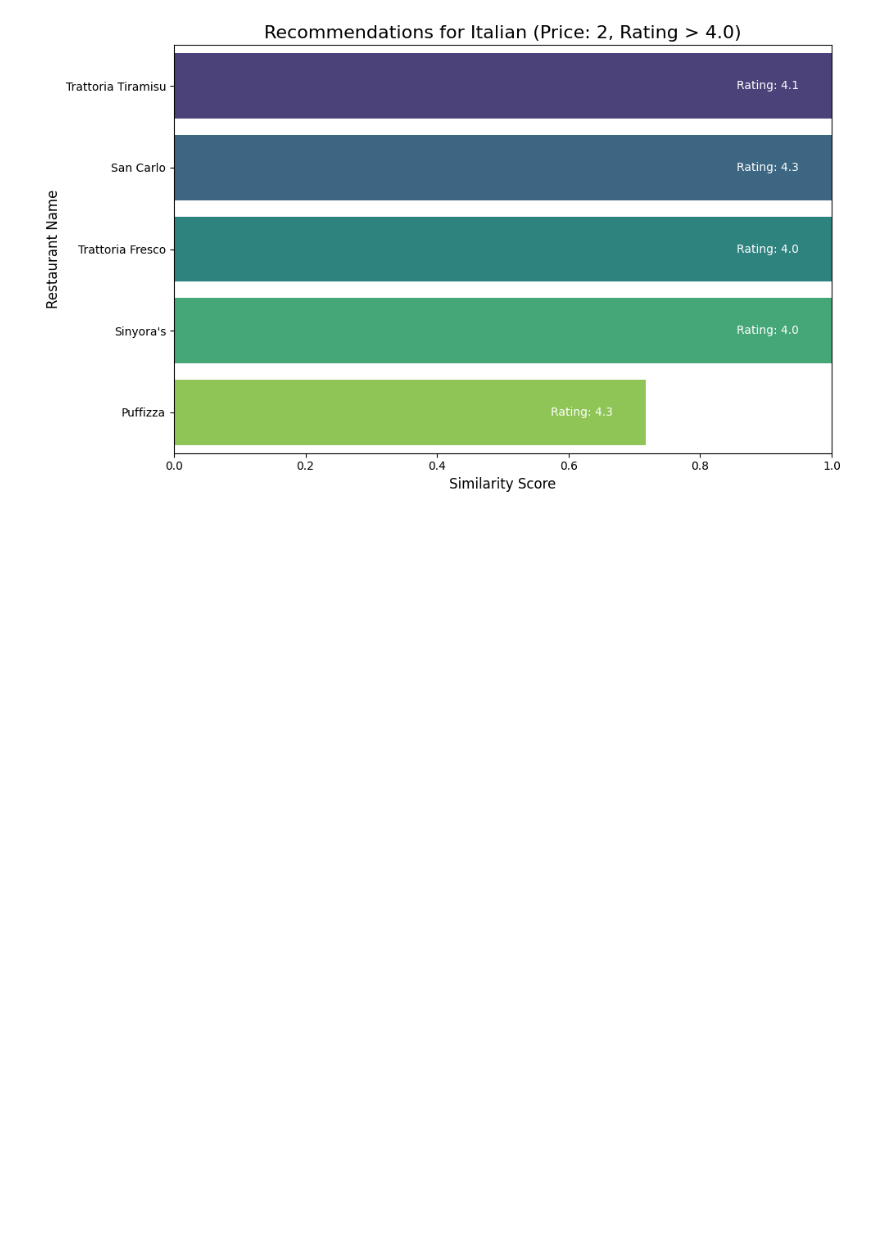
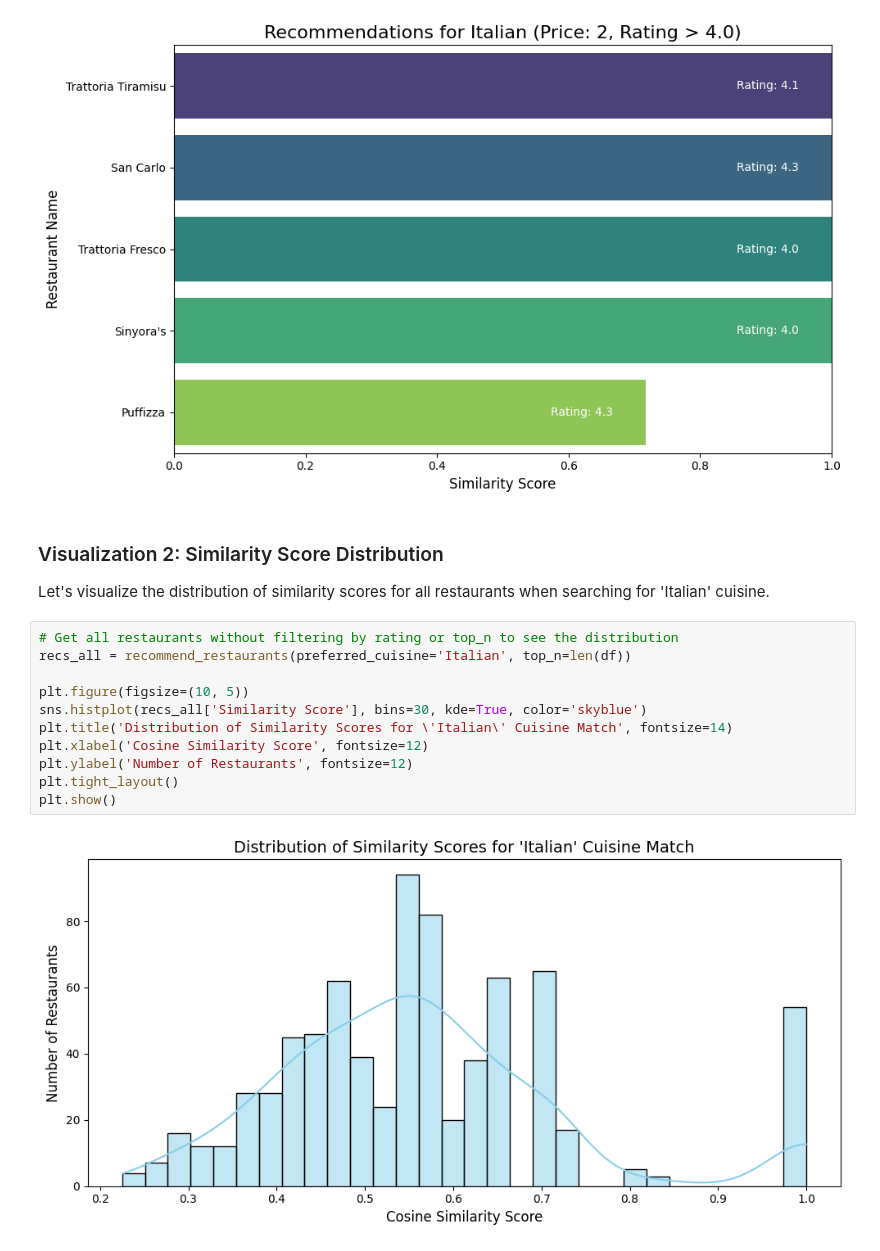
Before and after one commit to KeyZama10/Cognify, a Jupyter notebook: Task2Cognify.ipynb, the cells around one changed output. Cells and saved outputs as stored; diff of their text form; blank space fills up the shorter version.

Commit message:
Add multiple visualizations to Task 2 notebook

```diff
--- a/Task2Cognify.ipynb
+++ b/Task2Cognify.ipynb
@@ -160,3 +160,19 @@ recs_user1 = recommend_restaurants(preferred_cuisine="Italian", preferred_price_
 plot_recommendations(recs_user1, title="Recommendations for Italian (Price: 2, Rating > 4.0)")
 # %% [output]
 [figure]
+# %% [markdown]
+### Visualization 2: Similarity Score Distribution
+Let's visualize the distribution of similarity scores for all restaurants when searching for 'Italian' cuisine.
+# %%
+# Get all restaurants without filtering by rating or top_n to see the distribution
+recs_all = recommend_restaurants(preferred_cuisine='Italian', top_n=len(df))
+
+plt.figure(figsize=(10, 5))
+sns.histplot(recs_all['Similarity Score'], bins=30, kde=True, color='skyblue')
+plt.title('Distribution of Similarity Scores for \'Italian\' Cuisine Match', fontsize=14)
+plt.xlabel('Cosine Similarity Score', fontsize=12)
+plt.ylabel('Number of Restaurants', fontsize=12)
+plt.tight_layout()
+plt.show()
+# %% [output]
+[figure, added]
```
Also changed, not shown: parts of 2 cells of this notebook.
